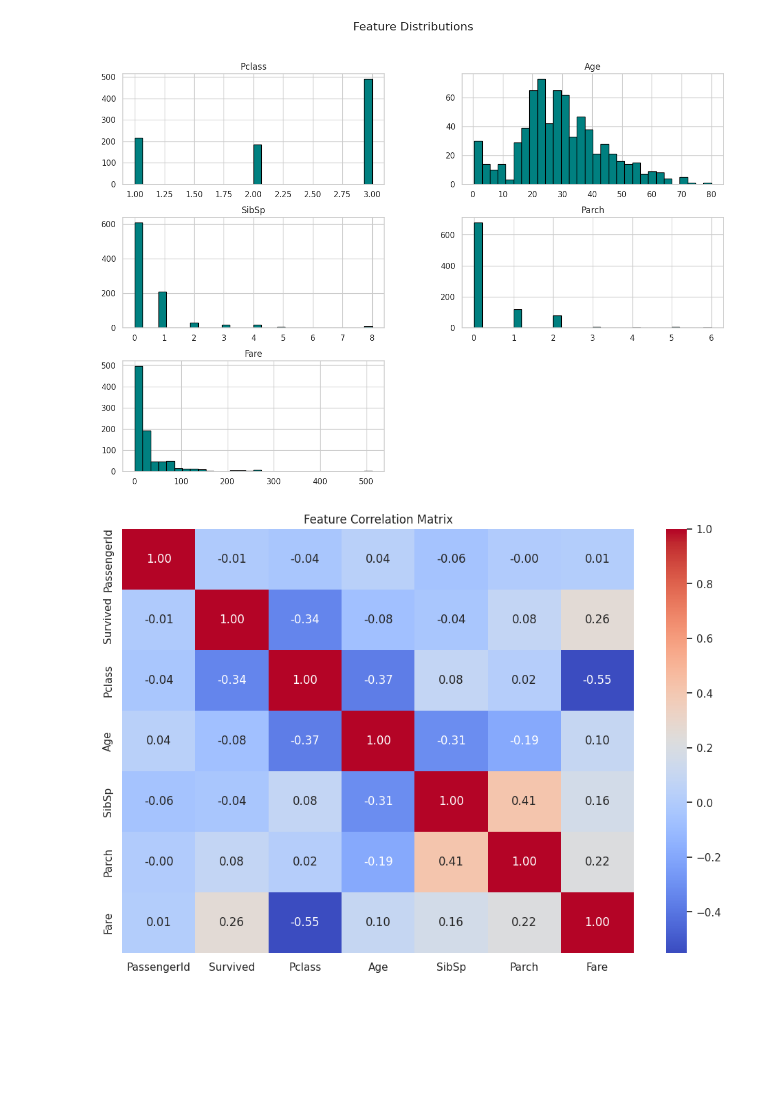
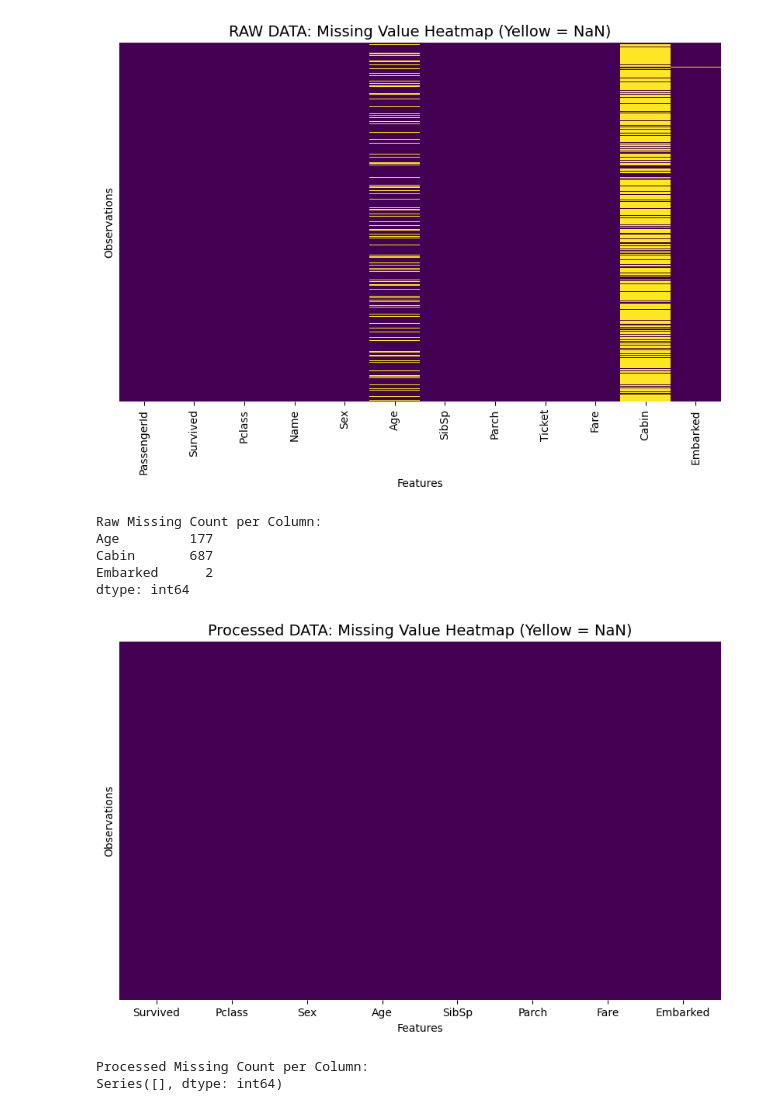
Before and after one commit to vibhavkhestabit/Bootcamp, a Jupyter notebook: week6/src/notebooks/EDA.ipynb, the cells around one changed output. Cells and saved outputs as stored; diff of their text form; code cells hidden in the pictures; blank space fills up the shorter version.

```diff
--- a/week6/src/notebooks/EDA.ipynb
+++ b/week6/src/notebooks/EDA.ipynb
@@ -4,17 +4,12 @@ import numpy as np
 import seaborn as sns
 import matplotlib.pyplot as plt
 
-# Configuration for clearer plots
-sns.set(style="whitegrid")
-plt.rcParams['figure.figsize'] = (10, 6)
+df = pd.read_csv('../data/raw/dataset.csv')
+bf = pd.read_csv('../data/processed/final.csv')
 
-# Load the RAW dataset
-# We use '../' to go up one level from 'notebooks/' to the project root
-try:
-    df = pd.read_csv('../data/raw/dataset.csv')
-    bf = pd.read_csv('../data/processed/final.csv')
-    print(f"Dataset Loaded Successfully. Shape: {df.shape}")
-    display(df.head())
-except FileNotFoundError:
-    print("Error: Could not find the file. Make sure 'dataset.csv' is in 'data/raw/'")
+print("--- RAW DATA (df) HEAD & TAIL ---")
+display(df.head(), df.tail())
+
+print("\n--- PROCESSED DATA (bf) HEAD & TAIL ---")
+display(bf.head(), bf.tail())
 # %% [output]
@@ -64,25 +102,38 @@ Name: proportion, dtype: float64
 # %%
-# Select the columns you want to plot
-numeric_cols = df.select_dtypes(include=[np.number]).columns
-cols_to_plot = [c for c in numeric_cols if c not in ['PassengerId', 'Survived']]
+plt.figure(figsize=(10, 6))
+# Annotating the sum of missing values to add depth to the visual
+sns.heatmap(df.isnull(), cbar=False, cmap='viridis', yticklabels=False)
 
-# 1. Plot Histograms using the single 'hist' command
-df[cols_to_plot].hist(figsize=(15, 10), bins=30, color='teal', edgecolor='black')
+plt.title('RAW DATA: Missing Value Heatmap (Yellow = NaN)', fontsize=14)
+plt.xlabel('Features')
+plt.ylabel('Observations')
+plt.show()
 
-# 2. Add a main title and show
-plt.suptitle('Feature Distributions', fontsize=16)
-plt.show()
+# Print the specific counts for deeper context
+print("Raw Missing Count per Column:")
+print(df.isnull().sum()[df.isnull().sum() > 0])
 # %% [output]
-[figure, old version]
+[figure, new version]
+Raw Missing Count per Column:
+Age         177
+Cabin       687
+Embarked      2
+dtype: int64
 # %%
-# Select only numeric columns for correlation
-numeric_df = df.select_dtypes(include=[np.number])
+plt.figure(figsize=(10, 6))
+# Annotating the sum of missing values to add depth to the visual
+sns.heatmap(bf.isnull(), cbar=False, cmap='viridis', yticklabels=False)
 
-# Heatmap
-plt.figure(figsize=(12, 8))
-sns.heatmap(numeric_df.corr(), annot=True, cmap='coolwarm', fmt=".2f")
-plt.title('Feature Correlation Matrix')
+plt.title('Processed DATA: Missing Value Heatmap (Yellow = NaN)', fontsize=14)
+plt.xlabel('Features')
+plt.ylabel('Observations')
 plt.show()
+
+# Print the specific counts for deeper context
+print("Processed Missing Count per Column:")
+print(bf.isnull().sum()[bf.isnull().sum() > 0])
 # %% [output]
-[figure, old version]
+[figure, new version]
+Processed Missing Count per Column:
+Series([], dtype: int64)
 # %%
```
Also changed, not shown: parts of 13 cells of this notebook, 1 other file.
